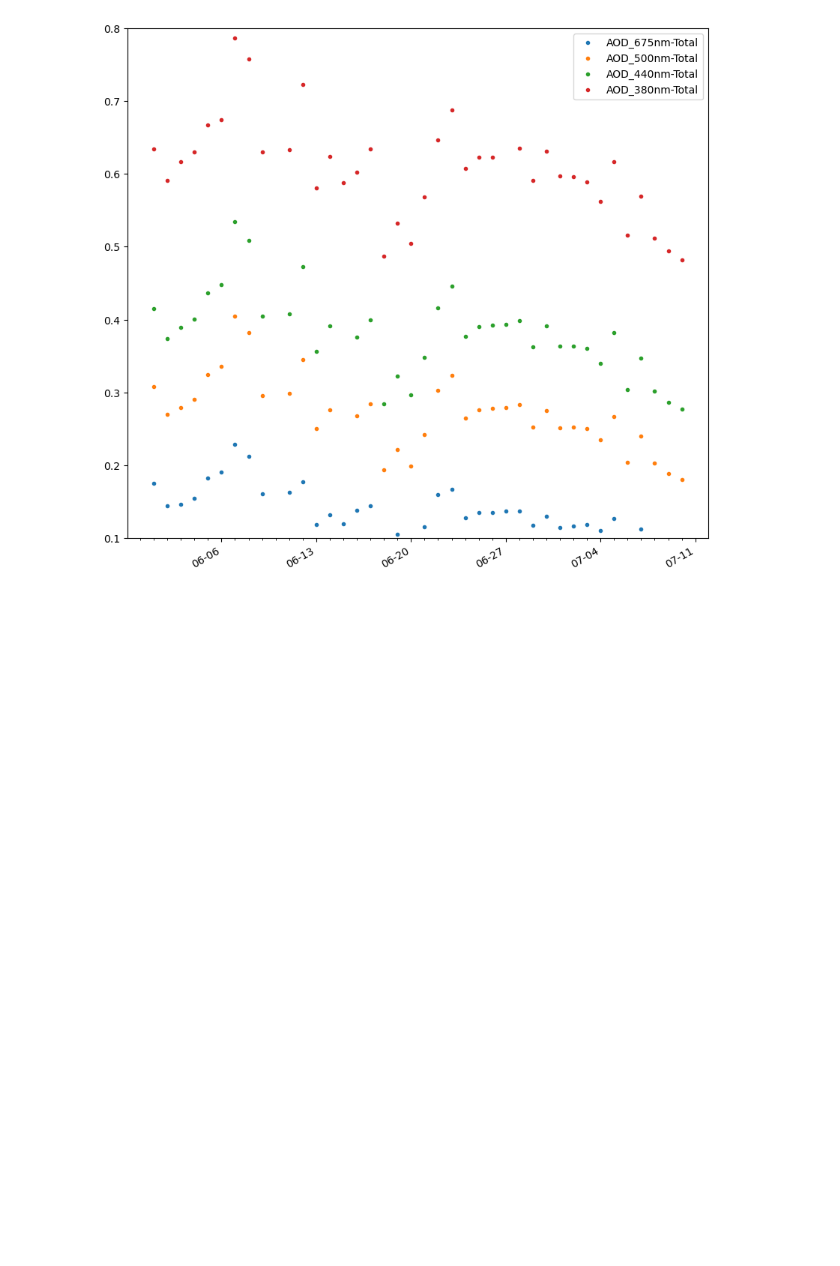
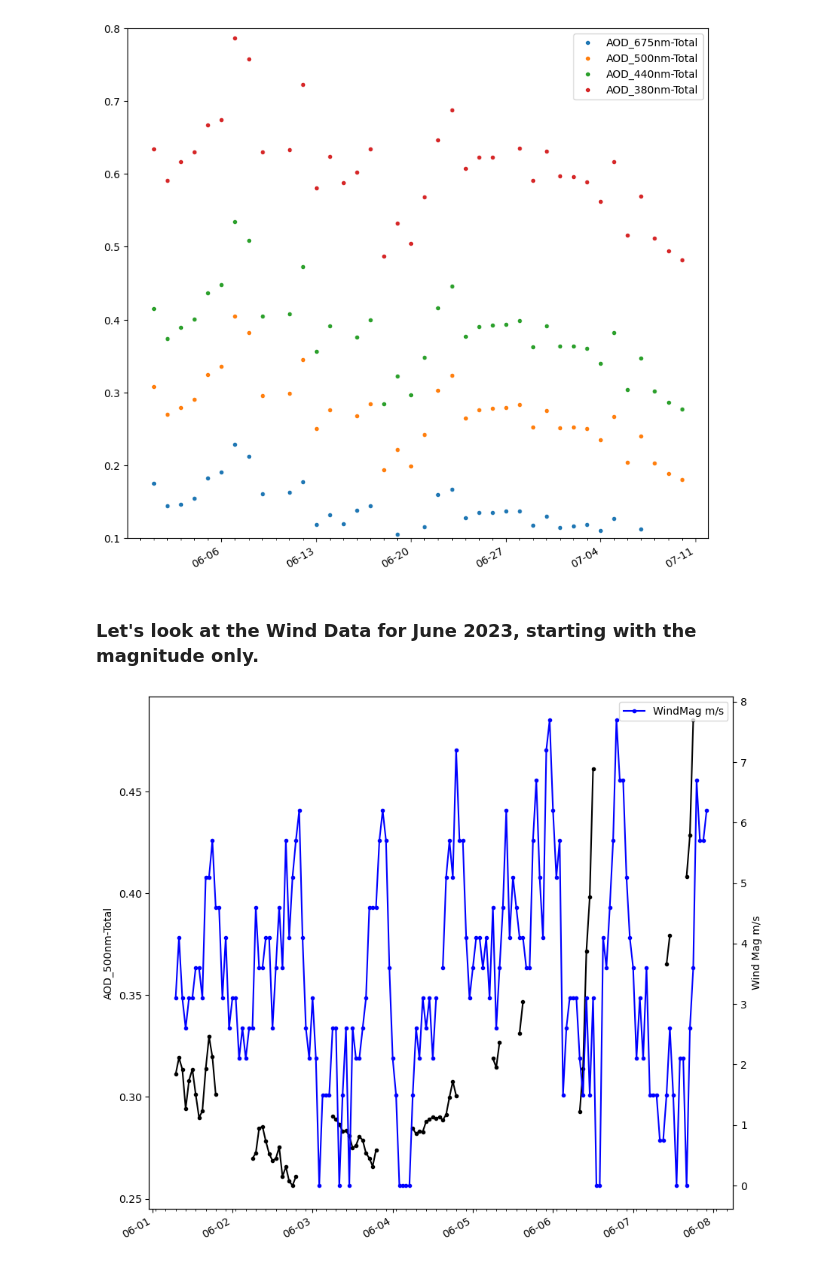
Before and after one commit to wtoslac/airquality, a Jupyter notebook: AirQuality.ipynb, the cells around one changed output. Cells and saved outputs as stored; diff of their text form; code cells hidden in the pictures; blank space fills up the shorter version.

Commit message:
Added Wind Plots to AirQuality.ipynb

```diff
--- a/AirQuality.ipynb
+++ b/AirQuality.ipynb
@@ -6,7 +6,7 @@ import pandas as pd
 import matplotlib.pyplot as plt
 import matplotlib.dates as mdates
 
-filename = '20230101_20231231_Turlock_CA_USA.tot_lev15'
+filename = 'AERONET_Data/20230101_20231231_Turlock_CA_USA.tot_lev15'
 
 # Load Files
 df = pd.read_csv(filename,skiprows = 6, parse_dates={'datetime':[0,1]})
@@ -175,3 +175,52 @@ plt.legend()
 plt.show()
 # %% [output]
 [figure]
+# %% [markdown]
+### Let's look at the Wind Data for June 2023, starting with the magnitude only.
+# %%
+import numpy as np
+import pandas as pd
+import matplotlib.pyplot as plt
+import matplotlib.dates as mdates
+
+windfile = 'Wind_Data/Modesto_Wind_2023.csv'
+
+# Load Files
+Wdf = pd.read_csv(windfile, parse_dates={'datetime':[1]})
+
+datetime_utc=pd.to_datetime(Wdf["datetime"], format='%d-%m-%Y %H:%M:%S')
+#print(datetime_pac.head())
+datetime_pac= pd.to_datetime(datetime_utc).dt.tz_localize('UTC').dt.tz_convert('US/Pacific')
+#print(datetime_pac.head())
+
+Wdf.set_index(datetime_pac, inplace = True)
+#print(df.head())
+# %%
+#print(df['WND'].str.split(pat=',', expand= True)[3])
+StartDate='2023-06-01 07:00:00'
+EndDate='2023-06-07 23:00:00'
+#print(df.loc[StartDate:EndDate,'AOD_440nm-Total'].resample('1h').mean())
+
+
+WNDdf= Wdf.loc[StartDate:EndDate,'WND'].str.split(pat=',', expand= True)
+#print(WNDdf[4]==5)
+WNDdf= WNDdf.loc[WNDdf[4]=='5']
+WNDdf.head()
+
+
+plt.figure(figsize=(10,10))
+
+plt.plot(df.loc[StartDate:EndDate,'AOD_500nm-Total'].resample('1h').mean(),'.k-',label='AOD_500nm-Total')
+plt.ylabel("AOD_500nm-Total")
+ax2 = plt.gca().twinx()
+plt.gcf().autofmt_xdate()
+plt.gca().xaxis.set_major_locator(mdates.DayLocator(interval=1, tz='US/Pacific'))
+plt.gca().xaxis.set_minor_locator(mdates.HourLocator(interval=3, tz='US/Pacific'))
+plt.gca().xaxis.set_major_formatter(mdates.DateFormatter('%m-%d'))
+#plt.ylim(0.1,0.9)
+ax2.plot((WNDdf[3].loc[StartDate:EndDate].astype(float).div(10)).resample('1h').mean(),'.b-',label="WindMag m/s")
+plt.ylabel("Wind Mag m/s")
+plt.legend(loc ='upper right')
+plt.show()
+# %% [output]
+[figure, added]
```
